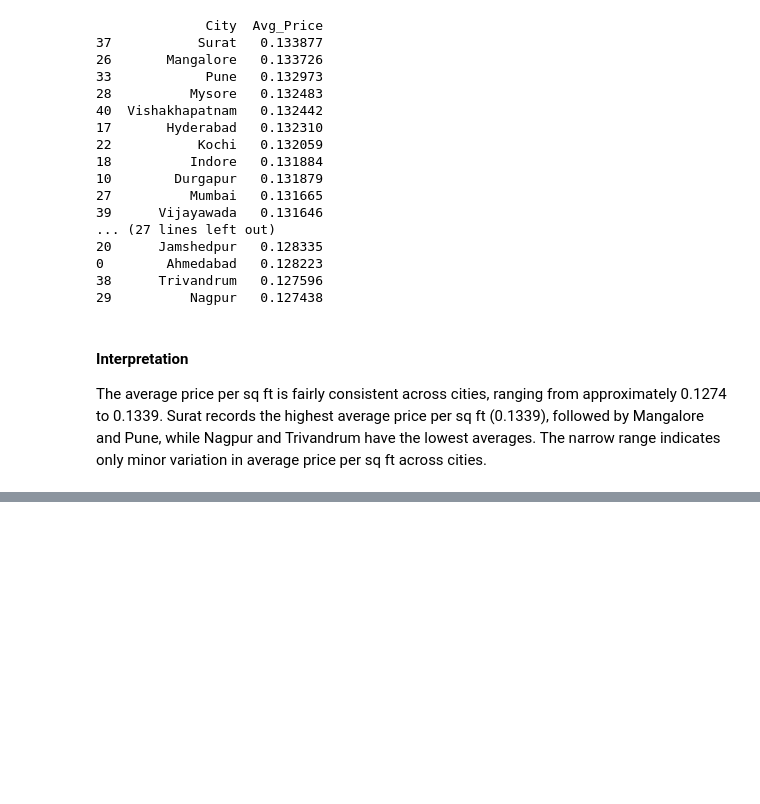
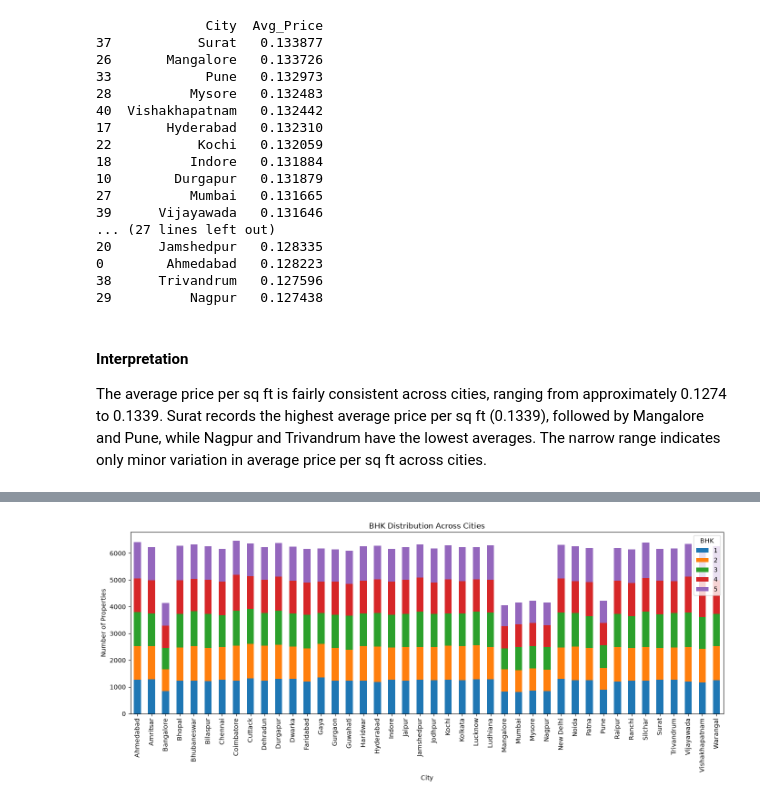
Before and after one commit to mukundnaramesh2605/Real-Estate-Investment-Advisor---Predicting-Property-Profitability-Future-Value, a Jupyter notebook: project.ipynb, the cells around one changed output, grey strips where cells are left out. Cells and saved outputs as stored; diff of their text form; code cells hidden in the pictures; blank space fills up the shorter version.

```diff
--- a/project.ipynb
+++ b/project.ipynb
@@ -313,0 +340,3 @@ The average price per sq ft is fairly consistent across cities, ranging from app
+# %%
+bhk_by_city = pd.crosstab(raw_df['City'], raw_df['BHK'])
+display(bhk_by_city)
@@ -313,0 +362,10 @@ The average price per sq ft is fairly consistent across cities, ranging from app
+# %%
+bhk_by_city.plot(kind='bar', stacked=True, figsize=(14,6))
+plt.title('BHK Distribution Across Cities')
+plt.xlabel('City')
+plt.ylabel('Number of Properties')
+plt.legend(title='BHK')
+plt.tight_layout()
+plt.show()
+# %% [output]
+[figure, added]
```
Also changed, not shown: parts of 9 cells of this notebook.
